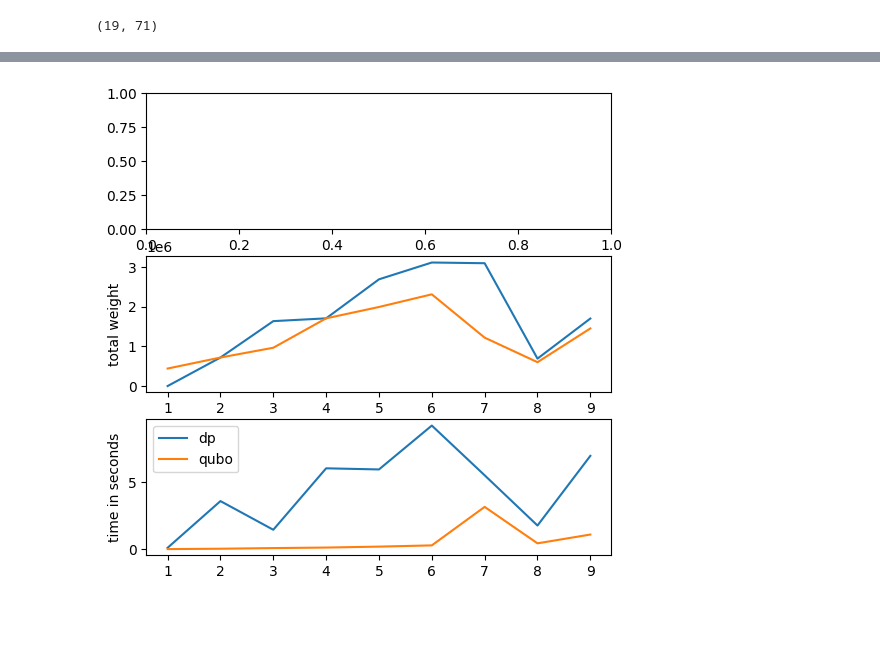
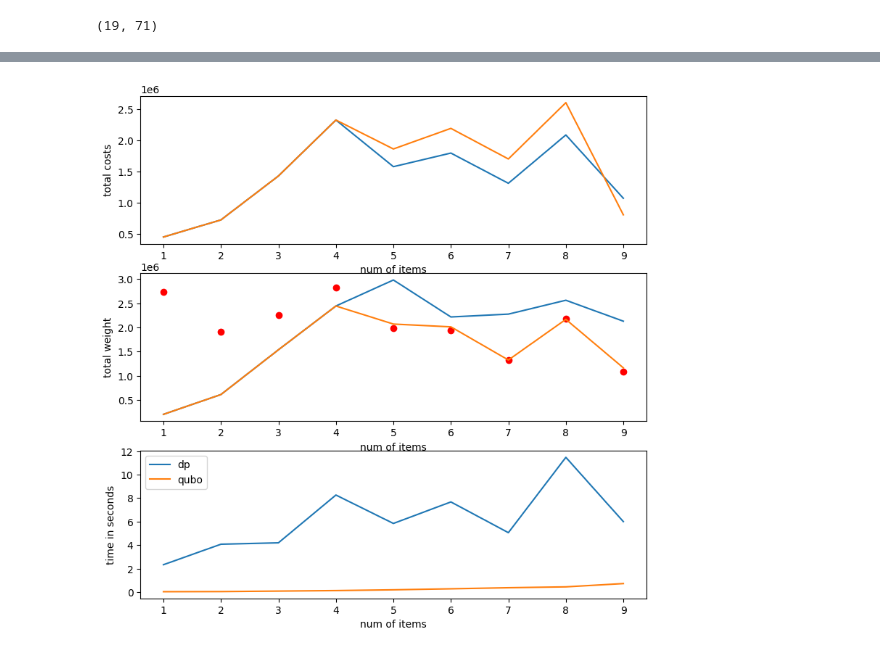
Before and after one commit to Kakanom/Backpack-Problem, a Jupyter notebook: collab.ipynb, the cells around one changed output, grey strips where cells are left out. Saved outputs shown, nothing was run; the diff lists cells and outputs as text; code cells hidden in the pictures; blank space fills up the shorter version.

```diff
--- a/collab.ipynb
+++ b/collab.ipynb
@@ -231,17 +241,18 @@ get_result(costs, weights, bin_ans)
 # %%
 dp_answers = []
 qubo_answers = []
+capacities = []
 def tests():
-    for num_of_items in range(1, 10):
+    for num_of_items in range(1, 11):
         num_of_tests = 1
         qubo_time = 0
         dp_time = 0
 
         num_cap = 1000000
         for test in range(num_of_tests):
-            costs = [random.randint(1, num_cap) for i in range(num_of_items)]
-            weights = [random.randint(1, num_cap) for i in range(num_of_items)]
-            capacity = random.randint(1, 3 * num_cap)
+            costs = [random.randint(1, floor(num_cap / 3)) for i in range(num_of_items)]
+            weights = [random.randint(1, floor(num_cap / 3)) for i in range(num_of_items)]
+            capacity = random.randint(num_cap, 3 * num_cap)
             dp_ans, time_ = timer(True)(dp_solution)(weights, costs, capacity)
             dp_time += time_
 
@@ -252,6 +263,13 @@ def tests():
 
             qubo_answers.append([[get_result(costs, weights, qubo_ans)], time_]);
 
+            capacities.append(capacity)
+
+            weight_sum, _ = get_result(costs, weights, dp_ans)
+            if (capacity < weight_sum):
+                print("cringe")
+
+
     return dp_answers, qubo_answers
         # accuracy /= num_of_tests
         # print(num_of_items, accuracy, "qubo_time = ", qubo_time, "dp_time = ", dp_time)
@@ -279,4 +309,0 @@ tests()
-# %%
-for i in range(len(dp_answers)):
-    print(dp_answers[i])
-    print(qubo_answers[i])
@@ -302,7 +310,17 @@ for i in range(len(dp_answers)):
 # %%
-fig, (ax1, ax2, ax3) = plt.subplots(3, 1, figsize=(6, 6))
+fig, (ax1, ax2, ax3) = plt.subplots(3, 1, figsize=(9, 9))
 
 num_of_items = [i for i in range(1, len(dp_answers) + 1)]
+
+#costs
+dp_costs = [dp_answers[i][0][0][1] for i in range(len(dp_answers))]
+qubo_costs = [qubo_answers[i][0][0][1] for i in range(len(qubo_answers))]
+
+ax1.plot(num_of_items, dp_costs, label="dp")
+ax1.plot(num_of_items, qubo_costs, label="qubo")
+
+ax1.set_ylabel("total costs")
+ax1.set_xlabel("num of items")
 
 #weights
 dp_weights = [dp_answers[i][0][0][0] for i in range(len(dp_answers))]
@@ -310,7 +328,10 @@ qubo_weights = [qubo_answers[i][0][0][0] for i in range(len(qubo_answers))]
 
 ax2.plot(num_of_items, dp_weights, label="dp")
 ax2.plot(num_of_items, qubo_weights, label="qubo")
+ax2.scatter(num_of_items, capacities, label="capacity", marker = 'o', color="red")
+
 ax2.set_ylabel("total weight")
+ax2.set_xlabel("num of items")
 
 #time
 dp_time = [dp_answers[i][1] / 1000 for i in range(len(dp_answers))]
@@ -318,7 +339,9 @@ qubo_time = [qubo_answers[i][1] / 1000 for i in range(len(qubo_answers))]
 
 ax3.plot(num_of_items, dp_time, label="dp")
 ax3.plot(num_of_items, qubo_time, label="qubo")
+
 ax3.set_ylabel("time in seconds")
+ax3.set_xlabel("num of items")
 
 plt.legend()
 plt.show()
@@ -327 +349 @@ WARNING:matplotlib.legend:No artists with labels found to put in legend.  Note t
-[figure, old version]
+[figure, new version]
```
Also changed, not shown: parts of 9 cells of this notebook.
